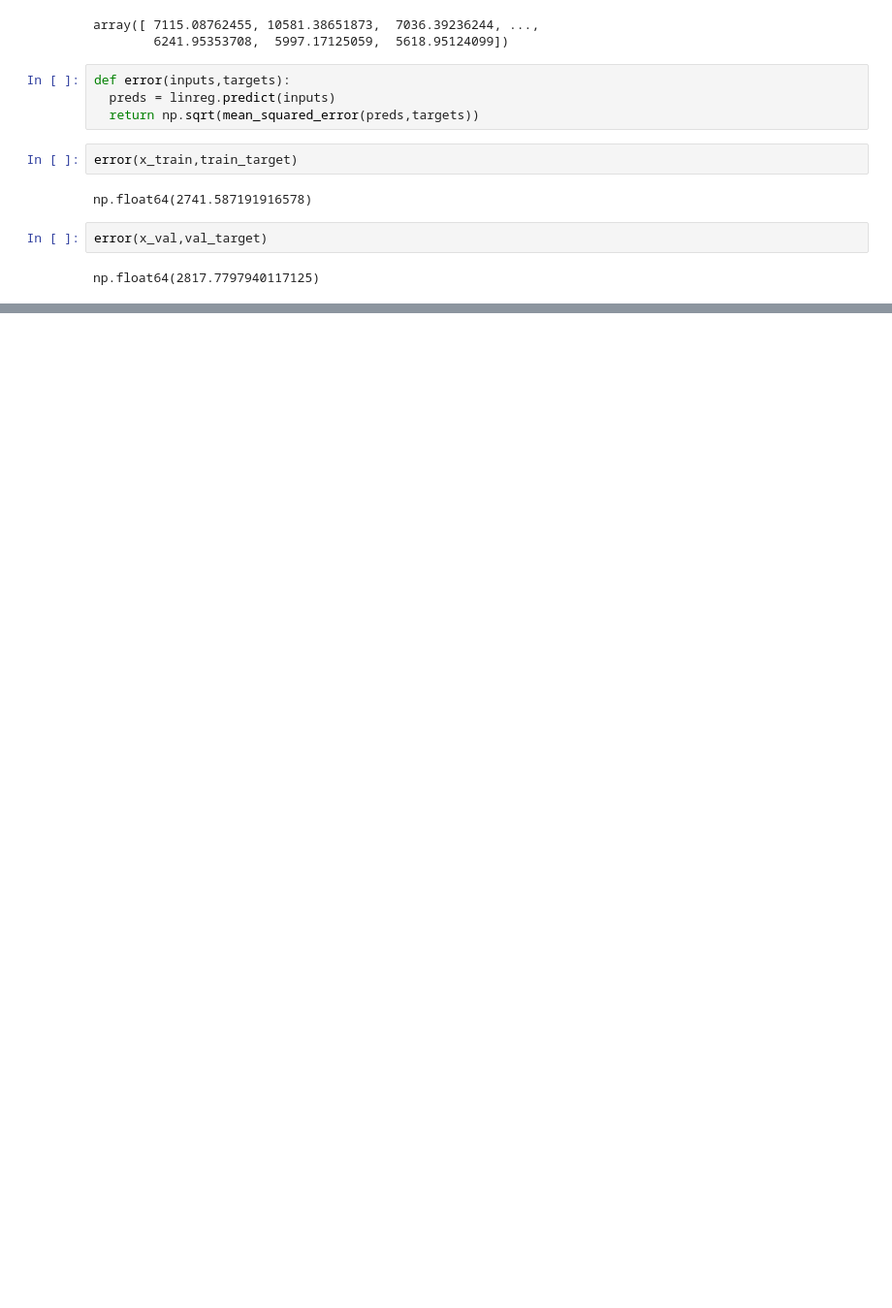
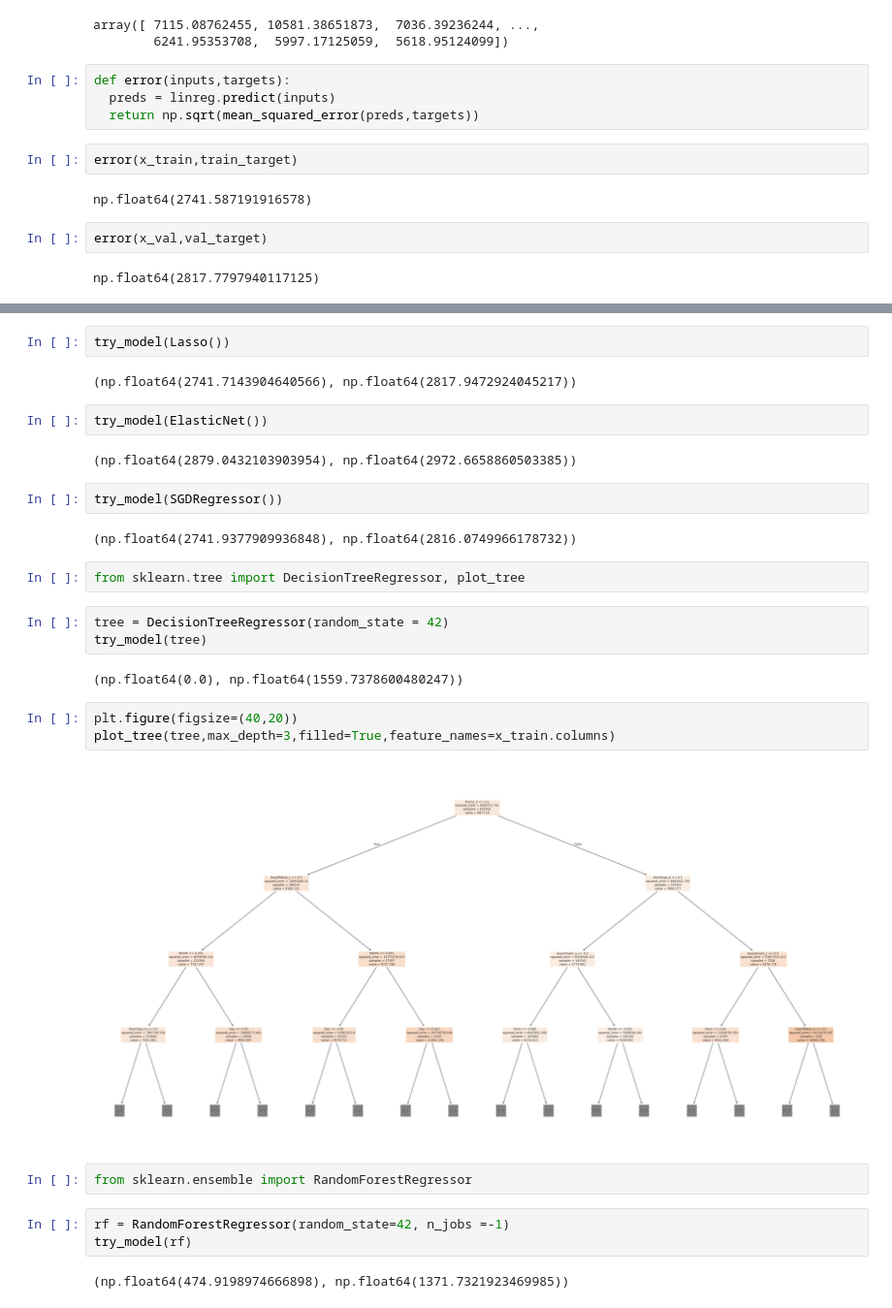
Before and after one commit to Imran1hp/Machine-Learning, a Jupyter notebook: Rossmann_store_sales_prob.ipynb, the cells around one changed output, grey strips where cells are left out. Shown at 97% size. Drawn from its saved outputs; the diff is of its cells as text; blank space fills up the shorter version.

Commit message:
try differrent model to check ta accurecy

```diff
--- a/Rossmann_store_sales_prob.ipynb
+++ b/Rossmann_store_sales_prob.ipynb
@@ -579,0 +598,31 @@ np.float64(2817.7797940117125)
+# %%
+try_model(Lasso())
+# %% [output]
+(np.float64(2741.7143904640566), np.float64(2817.9472924045217))
+# %%
+try_model(ElasticNet())
+# %% [output]
+(np.float64(2879.0432103903954), np.float64(2972.6658860503385))
+# %%
+try_model(SGDRegressor())
+# %% [output]
+(np.float64(2741.9377909936848), np.float64(2816.0749966178732))
+# %%
+from sklearn.tree import DecisionTreeRegressor, plot_tree
+# %%
+tree = DecisionTreeRegressor(random_state = 42)
+try_model(tree)
+# %% [output]
+(np.float64(0.0), np.float64(1559.7378600480247))
+# %%
+plt.figure(figsize=(40,20))
+plot_tree(tree,max_depth=3,filled=True,feature_names=x_train.columns)
+# %% [output]
+[figure, added]
+# %%
+from sklearn.ensemble import RandomForestRegressor
+# %%
+rf = RandomForestRegressor(random_state=42, n_jobs =-1)
+try_model(rf)
+# %% [output]
+(np.float64(474.9198974666898), np.float64(1371.7321923469985))
```
Also changed, not shown: parts of 10 cells of this notebook.
